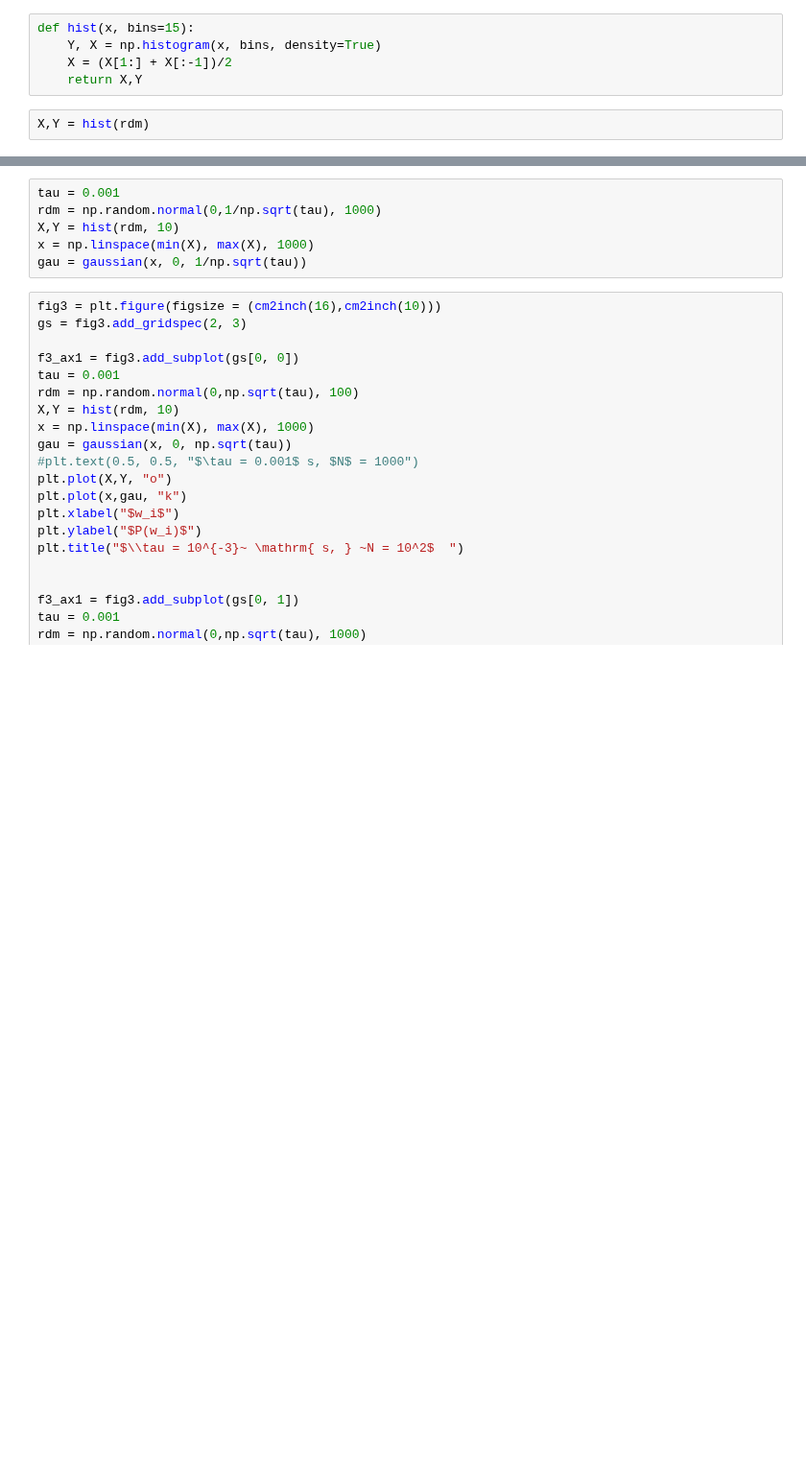
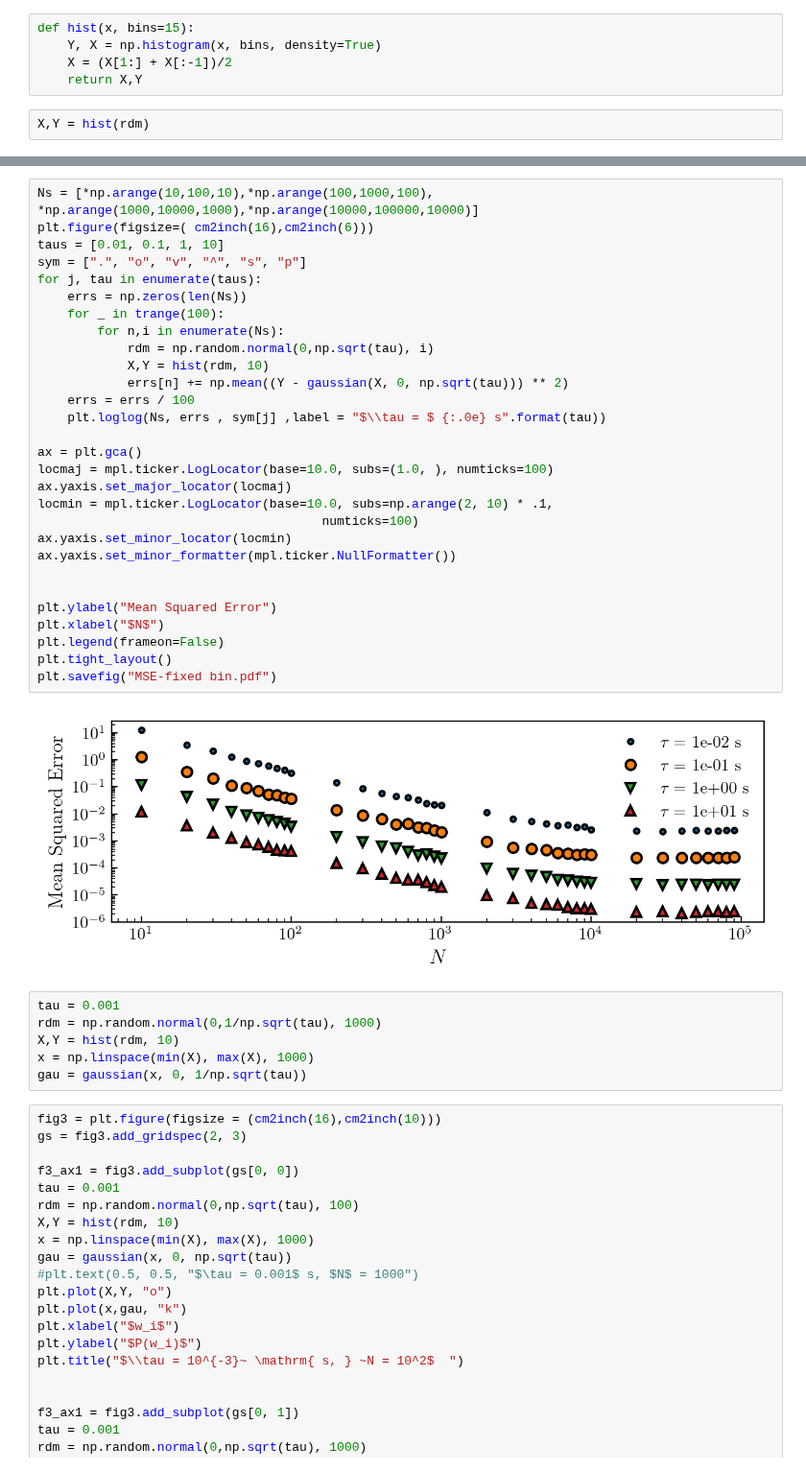
Before and after one commit to eXpensia/Confined-Brownian-Motion, a Jupyter notebook: 02_body/chapter1/image/noise_simulation/Untitled.ipynb, the cells around one changed output, grey strips where cells are left out. Shown at 96% size. Drawn from its saved outputs; the diff is of its cells as text; blank space fills up the shorter version.

```diff
--- a/02_body/chapter1/image/noise_simulation/Untitled.ipynb
+++ b/02_body/chapter1/image/noise_simulation/Untitled.ipynb
@@ -91,3 +113,34 @@ plt.savefig("MSE.pdf")
+# %%
+Ns = [*np.arange(10,100,10),*np.arange(100,1000,100), *np.arange(1000,10000,1000),*np.arange(10000,100000,10000)]
+plt.figure(figsize=( cm2inch(16),cm2inch(6)))
+taus = [0.01, 0.1, 1, 10]
+sym = [".", "o", "v", "^", "s", "p"]
+for j, tau in enumerate(taus):
+    errs = np.zeros(len(Ns))
+    for _ in trange(100):
+        for n,i in enumerate(Ns):
+            rdm = np.random.normal(0,np.sqrt(tau), i)
+            X,Y = hist(rdm, 10)
+            errs[n] += np.mean((Y - gaussian(X, 0, np.sqrt(tau))) ** 2)
+    errs = errs / 100
+    plt.loglog(Ns, errs , sym[j] ,label = "$\\tau = $ {:.0e} s".format(tau))
+
+ax = plt.gca()
+locmaj = mpl.ticker.LogLocator(base=10.0, subs=(1.0, ), numticks=100)
+ax.yaxis.set_major_locator(locmaj)
+locmin = mpl.ticker.LogLocator(base=10.0, subs=np.arange(2, 10) * .1,
+                                      numticks=100)
+ax.yaxis.set_minor_locator(locmin)
+ax.yaxis.set_minor_formatter(mpl.ticker.NullFormatter())
+
+
+plt.ylabel("Mean Squared Error")
+plt.xlabel("$N$")
+plt.legend(frameon=False)
+plt.tight_layout()
+plt.savefig("MSE-fixed bin.pdf")
+# %% [output]
+[figure, added]
 # %%
 tau = 0.001
 rdm = np.random.normal(0,1/np.sqrt(tau), 1000)
```
Also changed, not shown: parts of 14 cells of this notebook, 6 other files.
